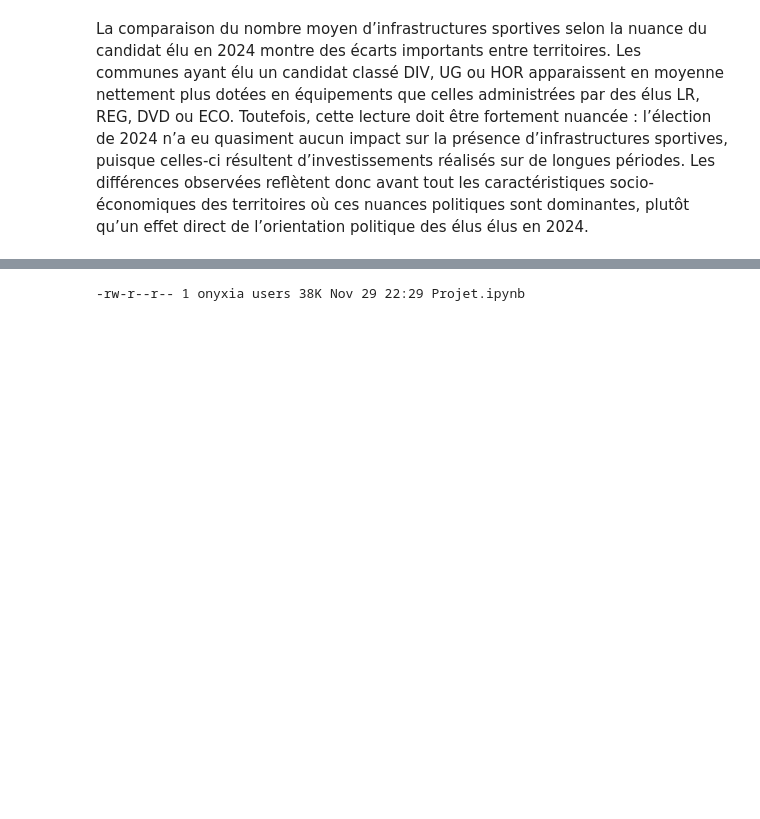
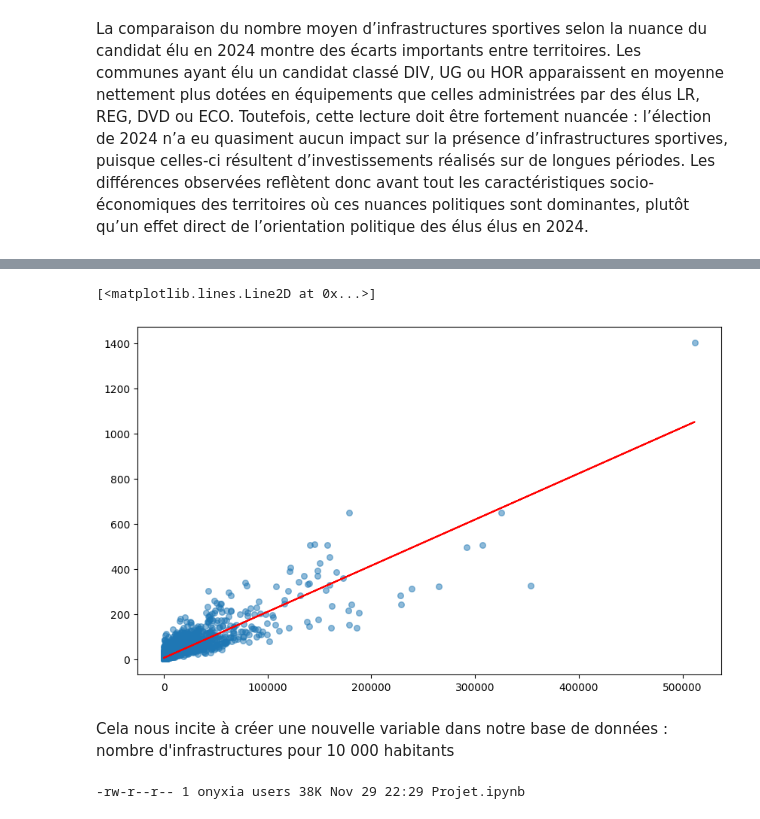
Before and after one commit to MaximeHirsch/Projet-python-deserts-sportifs, a Jupyter notebook: Projet.ipynb, the cells around one changed output, grey strips where cells are left out. Saved outputs shown, nothing was run; the diff lists cells and outputs as text; code cells hidden in the pictures; blank space fills up the shorter version.

Commit message:
Première régression

```diff
--- a/Projet.ipynb
+++ b/Projet.ipynb
@@ -877,0 +882,10 @@ La comparaison du nombre moyen d’infrastructures sportives selon la nuance du
+# %%
+#On transforme notre base de données pour faire des régressions
+
+infra_count = df_final.groupby('Commune INSEE').size().reset_index(name='Nb_infrastructures')
+
+autres_vars = df_final.groupby('Commune INSEE').first().reset_index()
+
+df_commune = autres_vars.merge(infra_count, on='Commune INSEE', how='left')
+
+df_commune.head(6)
@@ -877,0 +902,5 @@ La comparaison du nombre moyen d’infrastructures sportives selon la nuance du
+# %%
+model = smf.ols('Nb_infrastructures ~ P22_POP', data = df_commune).fit(cov_type='HC3') #Robuste à l'hétéroscédasticité
+
+
+print(model.summary())
@@ -878,3 +927,16 @@ La comparaison du nombre moyen d’infrastructures sportives selon la nuance du
+# %%
+fig = plt.figure(figsize = (10, 6))
+ax = fig.add_subplot(1, 1, 1)
+
+# Nuage de points
+ax.scatter(df_commune['P22_POP'], df_commune['Nb_infrastructures'],
+           alpha=0.5, s=30, label='Observations')
+ax.plot(df_commune['P22_POP'].dropna(), model.predict(), color = "Red", label = "Droite de régression")
+# %% [output]
+[<matplotlib.lines.Line2D at 0x...>]
+[figure, added]
+# %% [markdown]
+Cela nous incite à créer une nouvelle variable dans notre base de données : nombre d'infrastructures pour 10 000 habitants
 # %%
 !nb-clean clean Projet.ipynb
 # %%
```
Also changed, not shown: parts of 7 cells of this notebook.
